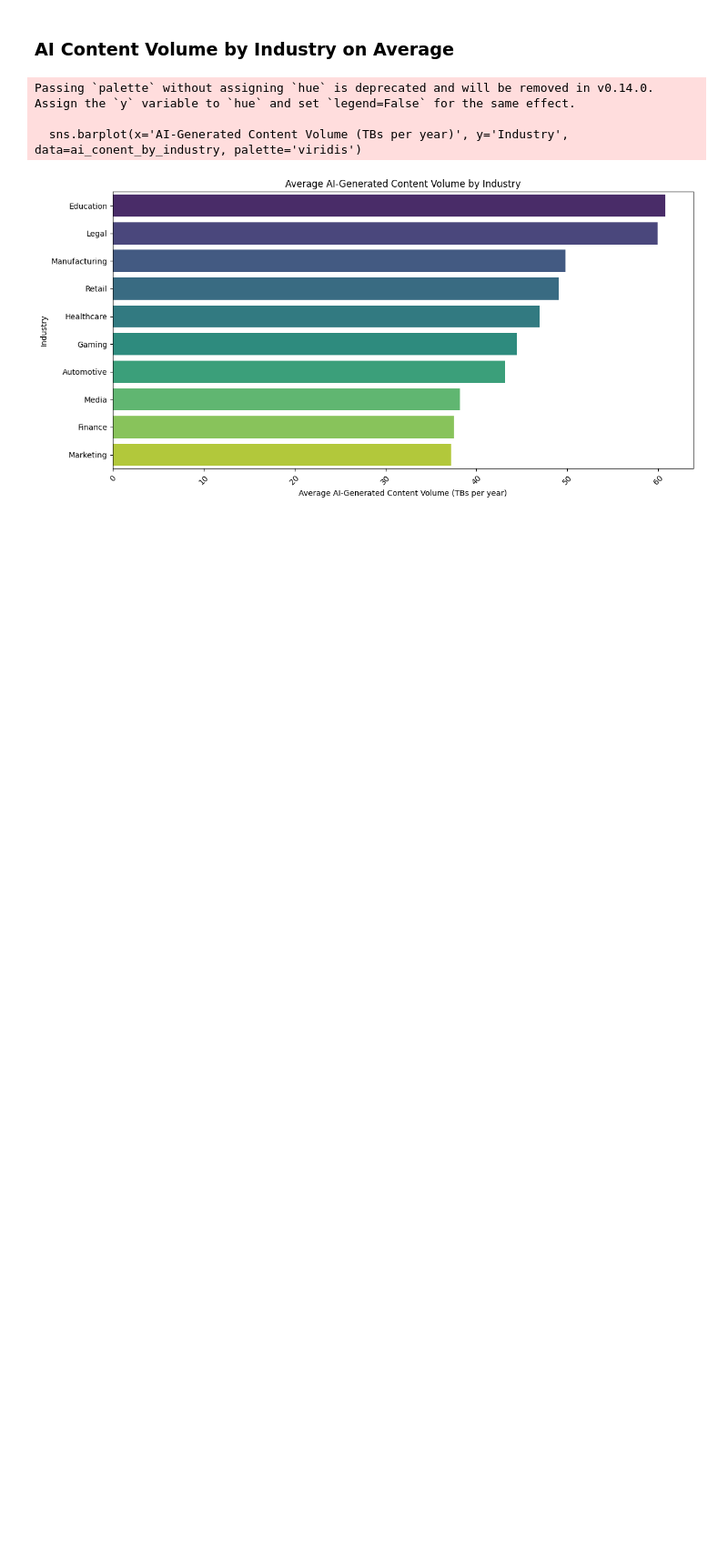
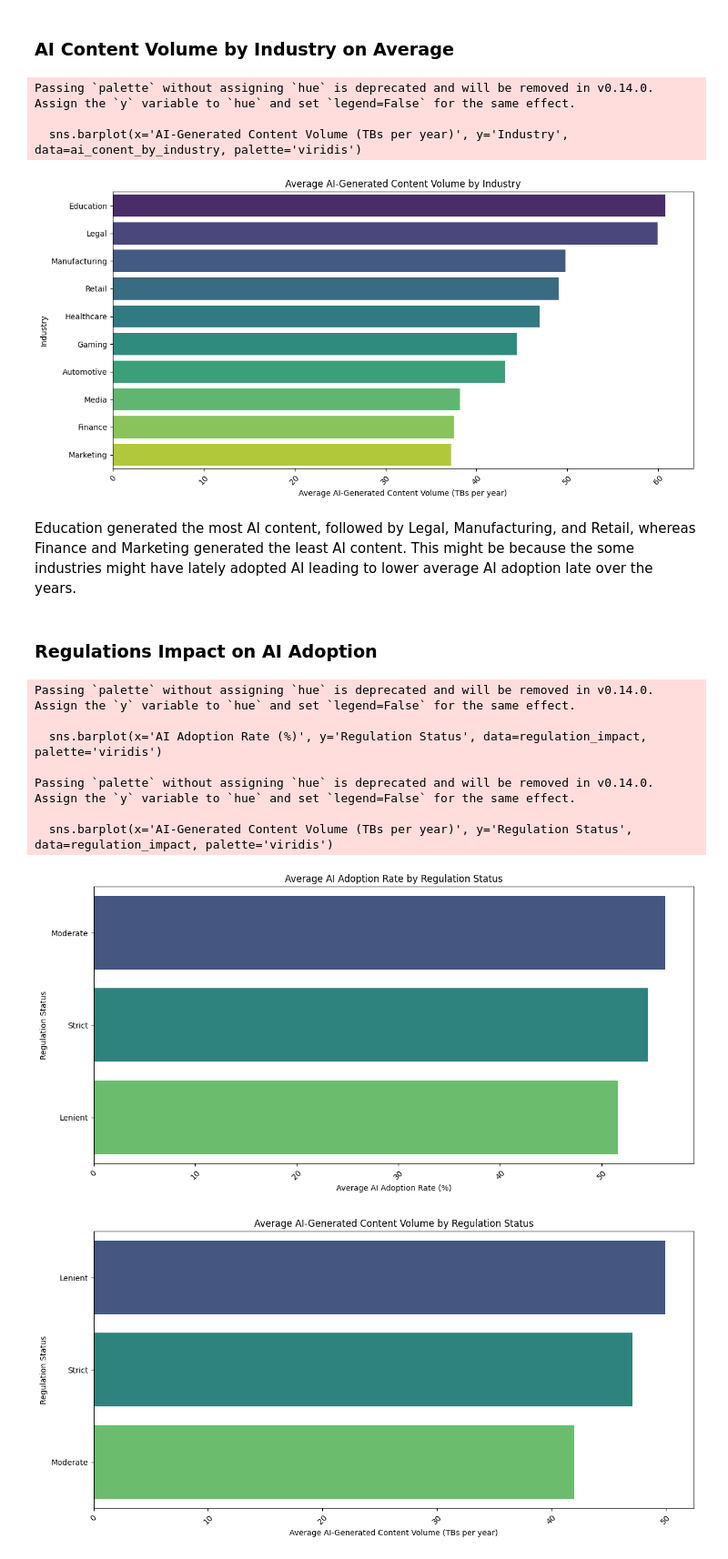
Before and after one commit to cesardushime/AI-Adoption-Job-Displacement-Analysis-2020-2025, a Jupyter notebook: ai_adoption_EDA.ipynb, the cells around one changed output. Shown at 91% size. Cells and saved outputs as stored; diff of their text form; code cells hidden in the pictures; blank space fills up the shorter version.

```diff
--- a/ai_adoption_EDA.ipynb
+++ b/ai_adoption_EDA.ipynb
@@ -170,3 +170,45 @@ Passing `palette` without assigning `hue` is deprecated and will be removed in v
 
   sns.barplot(x='AI-Generated Content Volume (TBs per year)', y='Industry', data=ai_conent_by_industry, palette='viridis')
 [figure]
+# %% [markdown]
+Education generated the most AI content, followed by Legal, Manufacturing, and Retail, whereas Finance and Marketing generated the least AI content. This might be because the some industries might have lately adopted AI leading to lower average AI adoption late over the years.
+# %% [markdown]
+### Regulations Impact on AI Adoption
+# %%
+# Checking for the country with the highest regulation impact
+regulation_impact = df.groupby('Regulation Status')['AI Adoption Rate (%)'].mean().reset_index()
+regulation_impact = regulation_impact.sort_values(by='AI Adoption Rate (%)', ascending=False)
+
+# Plotting the AI Adoption Rate by Regulation Status
+plt.figure(figsize=(12, 6))
+sns.barplot(x='AI Adoption Rate (%)', y='Regulation Status', data=regulation_impact, palette='viridis')
+plt.title('Average AI Adoption Rate by Regulation Status')
+plt.xlabel('Average AI Adoption Rate (%)')
+plt.ylabel('Regulation Status')
+plt.xticks(rotation=45, fontsize=10)
+plt.yticks(rotation=0, fontsize=10)
+plt.tight_layout()
+
+# Checking for the country with the highest regulation impact
+regulation_impact = df.groupby('Regulation Status')['AI-Generated Content Volume (TBs per year)'].mean().reset_index()
+regulation_impact = regulation_impact.sort_values(by='AI-Generated Content Volume (TBs per year)', ascending=False)
+
+# Plotting the AI-Generated Content Volume by Regulation Status
+plt.figure(figsize=(12, 6))
+sns.barplot(x='AI-Generated Content Volume (TBs per year)', y='Regulation Status', data=regulation_impact, palette='viridis')
+plt.title('Average AI-Generated Content Volume by Regulation Status')
+plt.xlabel('Average AI-Generated Content Volume (TBs per year)')
+plt.ylabel('Regulation Status')
+plt.xticks(rotation=45, fontsize=10)
+plt.yticks(rotation=0, fontsize=10)
+plt.tight_layout()
+# %% [output]
+Passing `palette` without assigning `hue` is deprecated and will be removed in v0.14.0. Assign the `y` variable to `hue` and set `legend=False` for the same effect.
+
+  sns.barplot(x='AI Adoption Rate (%)', y='Regulation Status', data=regulation_impact, palette='viridis')
+
+Passing `palette` without assigning `hue` is deprecated and will be removed in v0.14.0. Assign the `y` variable to `hue` and set `legend=False` for the same effect.
+
+  sns.barplot(x='AI-Generated Content Volume (TBs per year)', y='Regulation Status', data=regulation_impact, palette='viridis')
+[figure, added]
+[figure, added]
```
Also changed, not shown: parts of 4 cells of this notebook.
